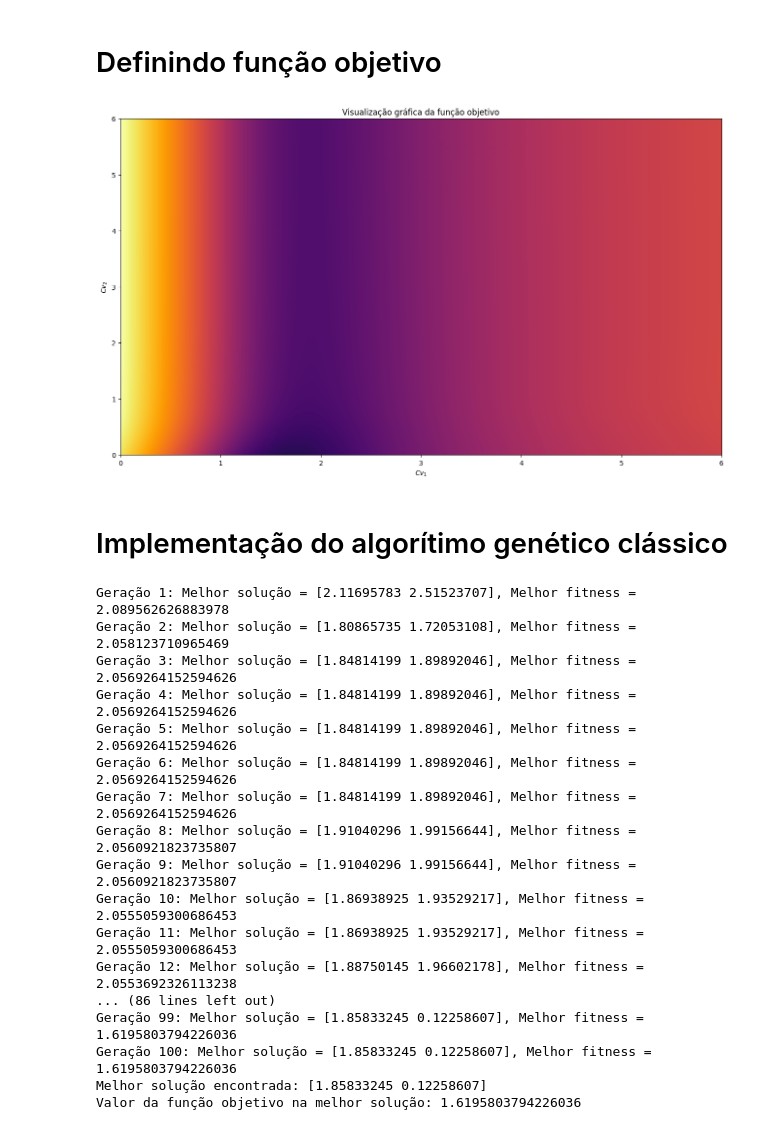
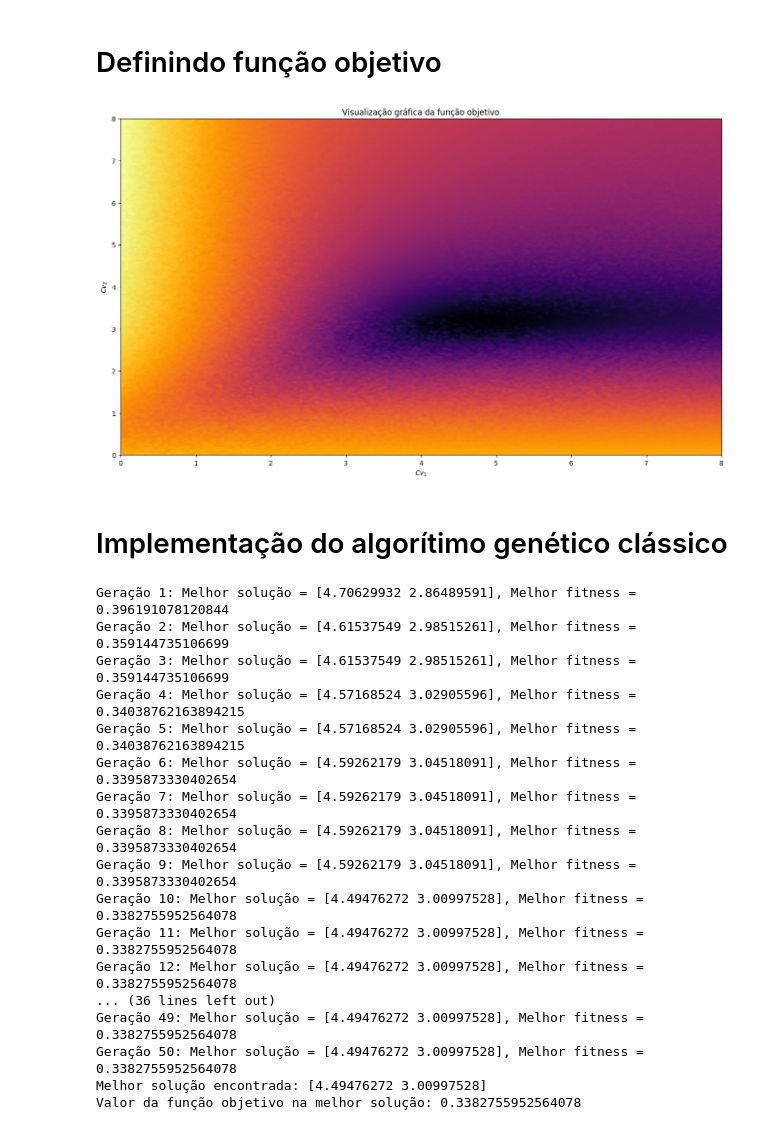
Before and after one commit to silash35/worklab, a Jupyter notebook: UFBA/ENGG11/src/genetic_alg.ipynb, the cells around one changed output. Cells and saved outputs as stored; diff of their text form; code cells hidden in the pictures.

```diff
--- a/UFBA/ENGG11/src/genetic_alg.ipynb
+++ b/UFBA/ENGG11/src/genetic_alg.ipynb
@@ -1,17 +1,19 @@
 # %% [markdown]
 # Lendo dados experimentais
 # %%
+import numpy as np
 import pandas as pd
 
 from plot import plot_tanks
 
-exp_data = pd.read_excel("../dados.xlsx")
+exp_data = pd.read_csv("../dados.csv")
 
-t = exp_data["t"].to_numpy()
-h1_exp = exp_data["h1_saturado"].to_numpy()
-h2_exp = exp_data["h2_saturado"].to_numpy()
+F_exp = exp_data["vazao"].to_numpy() * 2
+h1_exp = np.clip(exp_data["h1"].to_numpy(), 0.0, None)
+h2_exp = np.clip(exp_data["h2"].to_numpy(), 0.0, None)
+t = np.arange(len(F_exp))
 
 print(exp_data.head())
 
-plot_tanks(t, [h1_exp, h2_exp], ["h1 (exp)", "h2 (exp)"])
+plot_tanks(t, [F_exp, h1_exp, h2_exp], ["F (exp)", "h1 (exp)", "h2 (exp)"])
 # %% [output]
@@ -29,14 +31,16 @@ import numpy as np
 from scipy.integrate import solve_ivp
 
 
-def F(t):
-    return t * 0
+def F(t: float | int):
+    return F_exp[int(t)]
 
 
 def edo(t, Y, cv1, cv2):
     # Constantes
     a2 = 10 * 15  # cm^2
     a1 = np.pi * (11 / 2) ** 2  # cm^2
+    # a2 = 160.0
+    # a1 = 95.03
 
     # Dependent variables
     h2, h1 = Y[0], Y[1]
@@ -46,8 +50,8 @@ def edo(t, Y, cv1, cv2):
     h1 = np.where(h1 < 0.0, 0.0, h1)
 
     # Equations
-    dh2dt = F(t) / a2 - (cv2 * np.sqrt(h2)) / a2
-    dh1dt = (cv2 * np.sqrt(h2)) / a1 - (cv1 * np.sqrt(h1)) / a1
+    dh2dt = (F(t) / a2) - ((cv2 * np.sqrt(h2)) / a2)
+    dh1dt = ((cv2 * np.sqrt(h2)) / a1) - ((cv1 * np.sqrt(h1)) / a1)
     return [dh2dt, dh1dt]
 
 
@@ -69,7 +73,7 @@ import concurrent.futures
 
 def loss(C):
     c1, c2 = C
-    h1_sim, h2_sim = simulate(c1, c2)
+    h2_sim, h1_sim = simulate(c1, c2)
     total_loss = np.mean(np.square(h1_exp - h1_sim)) + np.mean(
         np.square(h2_exp - h2_sim)
     )
@@ -84,8 +88,8 @@ def loss(C):
 # result = minimize(loss, [0, 0], method="Powell", bounds=bounds)
 
 # Visualizando a função objetivo
-c1_vals = np.linspace(0, 6, 200)  # Intervalo de valores para c1
-c2_vals = np.linspace(0, 6, 200)  # Intervalo de valores para c2
+c1_vals = np.linspace(0, 8, 200)  # Intervalo de valores para c1
+c2_vals = np.linspace(0, 8, 200)  # Intervalo de valores para c2
 C1, C2 = np.meshgrid(c1_vals, c2_vals)
 
 # Calculando em paralelo os valores para maior velocidade
@@ -103,24 +107,24 @@ for idx, result in enumerate(results):
 # %%
 import matplotlib.colors as mcolors
 import matplotlib.pyplot as plt
 
 # Plotando o gráfico
 plt.figure(figsize=(16, 9))
 plt.contourf(
     C1,
     C2,
     Z,
-    levels=np.logspace(0, np.log10(np.max(Z * 10)), 1000),
+    levels=np.logspace(np.log10(np.min(Z)), np.log10(np.max(Z)), 5000),
     cmap="inferno",
-    norm=mcolors.LogNorm(vmin=1, vmax=np.max(Z), clip=True),
+    norm=mcolors.LogNorm(),
 )
 # plt.colorbar()
 plt.xlabel("$Cv_1$")
 plt.ylabel("$Cv_2$")
 plt.title("Visualização gráfica da função objetivo")
 plt.show()
 # %% [output]
-[figure, old version]
+[figure, new version]
 # %% [markdown]
 # Implementação do algorítimo genético clássico
 # %%
@@ -200,9 +204,9 @@ def genetic_algorithm(
 
 
 # Definir os parâmetros do algoritmo
-pop_size = 100
-bounds = [(0, 10), (0, 10)]  # Limites para x e y
-generations = 100
+pop_size = 50
+bounds = [(0, 5), (0, 5)]  # Limites para x e y
+generations = 50
 
 # Executar o algoritmo genético
 best_solution, best_fitness = genetic_algorithm(pop_size, bounds, generations)
@@ -210,21 +214,21 @@ best_solution, best_fitness = genetic_algorithm(pop_size, bounds, generations)
 print(f"Melhor solução encontrada: {best_solution}")
 print(f"Valor da função objetivo na melhor solução: {best_fitness}")
 # %% [output]
-Geração 1: Melhor solução = [2.11695783 2.51523707], Melhor fitness = 2.089562626883978
-Geração 2: Melhor solução = [1.80865735 1.72053108], Melhor fitness = 2.058123710965469
-Geração 3: Melhor solução = [1.84814199 1.89892046], Melhor fitness = 2.0569264152594626
-Geração 4: Melhor solução = [1.84814199 1.89892046], Melhor fitness = 2.0569264152594626
-Geração 5: Melhor solução = [1.84814199 1.89892046], Melhor fitness = 2.0569264152594626
-Geração 6: Melhor solução = [1.84814199 1.89892046], Melhor fitness = 2.0569264152594626
-Geração 7: Melhor solução = [1.84814199 1.89892046], Melhor fitness = 2.0569264152594626
-Geração 8: Melhor solução = [1.91040296 1.99156644], Melhor fitness = 2.0560921823735807
-Geração 9: Melhor solução = [1.91040296 1.99156644], Melhor fitness = 2.0560921823735807
-Geração 10: Melhor solução = [1.86938925 1.93529217], Melhor fitness = 2.0555059300686453
-Geração 11: Melhor solução = [1.86938925 1.93529217], Melhor fitness = 2.0555059300686453
-Geração 12: Melhor solução = [1.88750145 1.96602178], Melhor fitness = 2.0553692326113238
-... (86 lines left out)
-Geração 99: Melhor solução = [1.85833245 0.12258607], Melhor fitness = 1.6195803794226036
-Geração 100: Melhor solução = [1.85833245 0.12258607], Melhor fitness = 1.6195803794226036
-Melhor solução encontrada: [1.85833245 0.12258607]
-Valor da função objetivo na melhor solução: 1.6195803794226036
+Geração 1: Melhor solução = [4.70629932 2.86489591], Melhor fitness = 0.396191078120844
+Geração 2: Melhor solução = [4.61537549 2.98515261], Melhor fitness = 0.359144735106699
+Geração 3: Melhor solução = [4.61537549 2.98515261], Melhor fitness = 0.359144735106699
+Geração 4: Melhor solução = [4.57168524 3.02905596], Melhor fitness = 0.34038762163894215
+Geração 5: Melhor solução = [4.57168524 3.02905596], Melhor fitness = 0.34038762163894215
+Geração 6: Melhor solução = [4.59262179 3.04518091], Melhor fitness = 0.3395873330402654
+Geração 7: Melhor solução = [4.59262179 3.04518091], Melhor fitness = 0.3395873330402654
+Geração 8: Melhor solução = [4.59262179 3.04518091], Melhor fitness = 0.3395873330402654
+Geração 9: Melhor solução = [4.59262179 3.04518091], Melhor fitness = 0.3395873330402654
+Geração 10: Melhor solução = [4.49476272 3.00997528], Melhor fitness = 0.3382755952564078
+Geração 11: Melhor solução = [4.49476272 3.00997528], Melhor fitness = 0.3382755952564078
+Geração 12: Melhor solução = [4.49476272 3.00997528], Melhor fitness = 0.3382755952564078
+... (36 lines left out)
+Geração 49: Melhor solução = [4.49476272 3.00997528], Melhor fitness = 0.3382755952564078
+Geração 50: Melhor solução = [4.49476272 3.00997528], Melhor fitness = 0.3382755952564078
+Melhor solução encontrada: [4.49476272 3.00997528]
+Valor da função objetivo na melhor solução: 0.3382755952564078
 # %%
```
Also changed, not shown: parts of 2 cells of this notebook, 1 other file.
